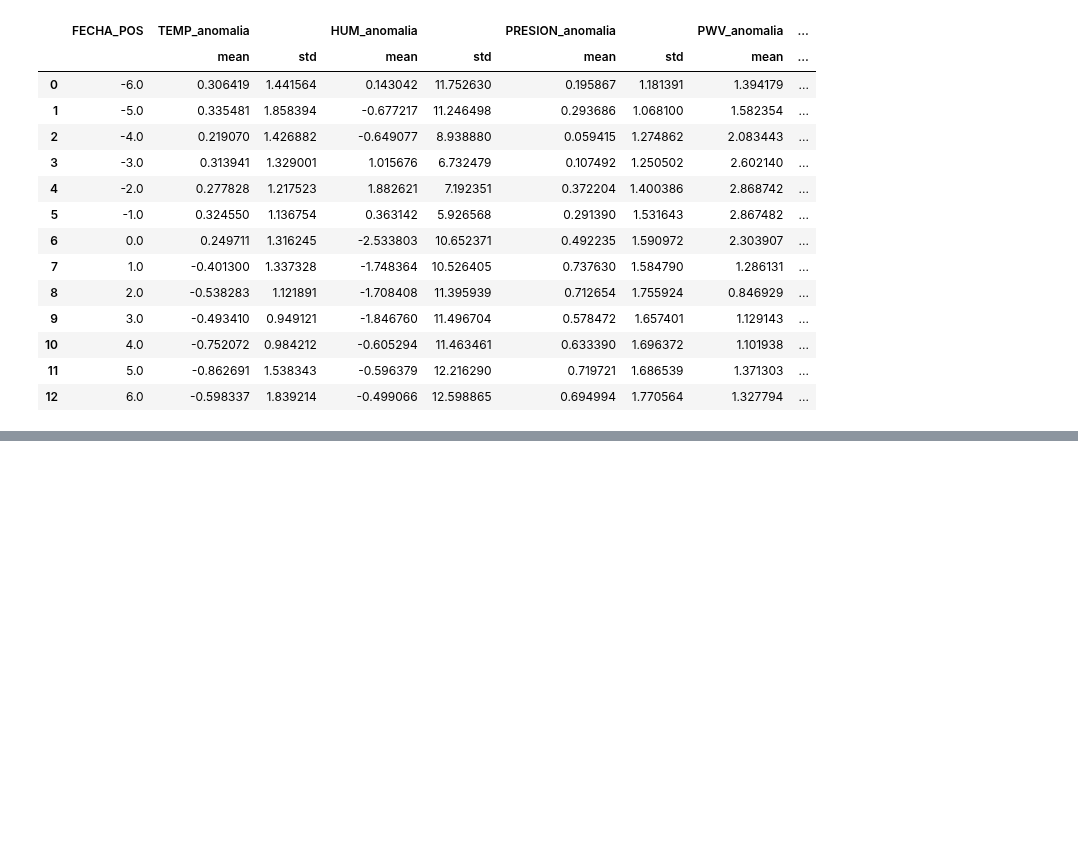
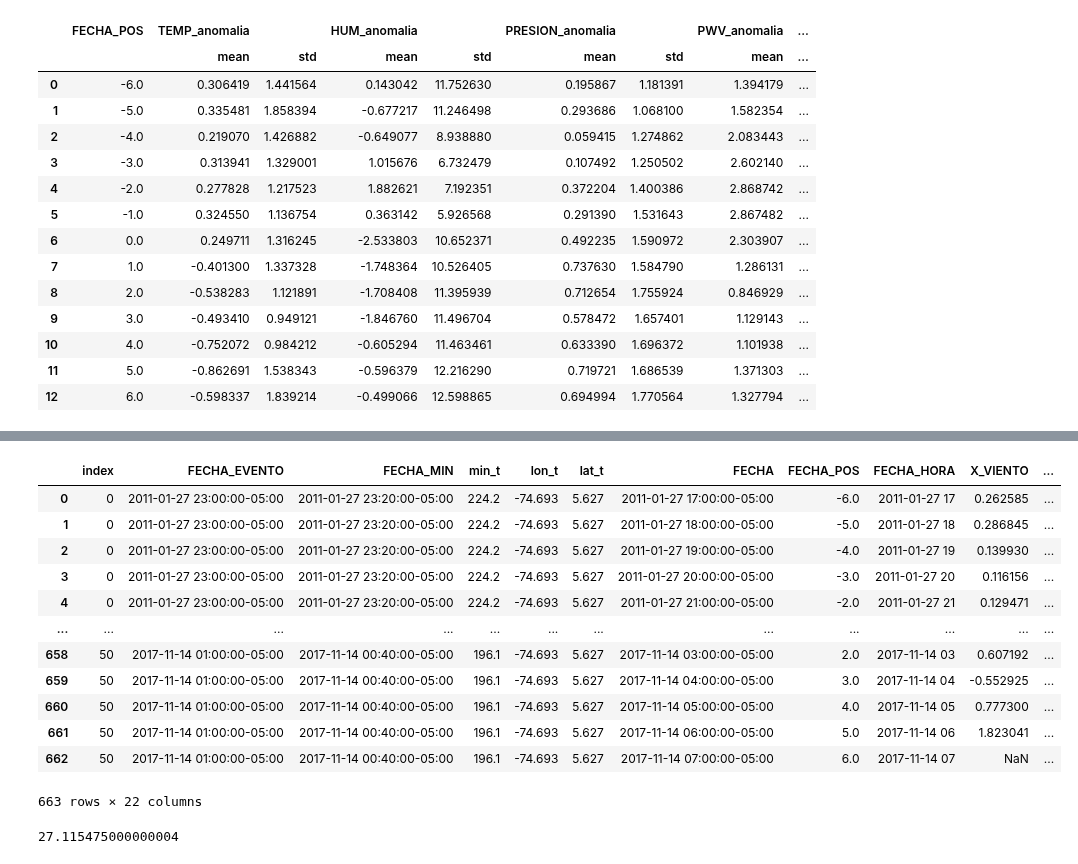
Before and after one commit to chris051091/Seminario-3, a Jupyter notebook: anomalias/src/Anomalias_palanquero.ipynb, the cells around one changed output, grey strips where cells are left out. Saved outputs shown, nothing was run; the diff lists cells and outputs as text; code cells hidden in the pictures; blank space fills up the shorter version.

```diff
--- a/anomalias/src/Anomalias_palanquero.ipynb
+++ b/anomalias/src/Anomalias_palanquero.ipynb
@@ -271,0 +348,8 @@ for key in dict_names:
+# %%
+func_dir = lambda df, x, y: np.rad2deg(np.arctan2(df[y], df[x])) if np.arctan2(df[y], df[x]) > 0 else 360 + np.rad2deg(np.arctan2(df[y], df[x]))
+func_vel = lambda df, x, y: (df[x]**2 + df[y]**2)**(1/2)
+
+df10mean['DIRVIENTO_mean'] = df10mean.apply(func_dir, x = 'X_VIENTO_mean', y='Y_VIENTO_mean', axis=1)
+df10mean['VELVIENTO_mean'] = df10mean.apply(func_vel, x = 'X_VIENTO_mean', y='Y_VIENTO_mean', axis=1)
+df10m['DIRVIENTO'] = df10m.apply(func_dir, x = 'X_VIENTO', y='Y_VIENTO', axis=1)
+df10m['VELVIENTO'] = df10m.apply(func_vel, x = 'X_VIENTO', y='Y_VIENTO', axis=1)
@@ -271,0 +376,35 @@ for key in dict_names:
+# %%
+dfCross10m = pd.merge(dfEventAn, df10m, on='FECHA', how = 'left')
+dfCross10m['HORA'] = dfCross10m['FECHA'].apply(lambda x: x[11:13])
+dfCross10m = pd.merge(dfCross10m, df10mean, on = 'HORA', how='left')
+
+list_anomalias_10m = []
+for col in ['DIRVIENTO', 'VELVIENTO']:
+  anomalia = f'{col}_anomalia'
+  list_anomalias_10m.append(anomalia)
+  dfCross10m[anomalia] = dfCross10m[f'{col}'] - dfCross10m[f'{col}_mean']
+
+func_norm_360 = lambda df, x : df[x] + 360 if df[x] < 0 else df[x]
+dfCross10m['DIRVIENTO_anomalia'] = dfCross10m.apply(func_norm_360, x = 'DIRVIENTO_anomalia', axis=1)
+dfCross10m
+# dfAnomalia_10m = dfCross10m[list_anomalias_10m + ['FECHA_POS']].groupby('FECHA_POS').agg(['mean', 'std']).reset_index()
+
+# dfAnomalia_10m
+# %% [output]
+|  | index | FECHA_EVENTO | FECHA_MIN | min_t | lon_t | lat_t | FECHA | FECHA_POS | FECHA_HORA | X_VIENTO | ... |
+| 0 | 0 | 2011-01-27 23:00:00-05:00 | 2011-01-27 23:20:00-05:00 | 224.2 | -74.693 | 5.627 | 2011-01-27 17:00:00-05:00 | -6.0 | 2011-01-27 17 | 0.262585 | ... |
+| 1 | 0 | 2011-01-27 23:00:00-05:00 | 2011-01-27 23:20:00-05:00 | 224.2 | -74.693 | 5.627 | 2011-01-27 18:00:00-05:00 | -5.0 | 2011-01-27 18 | 0.286845 | ... |
+| 2 | 0 | 2011-01-27 23:00:00-05:00 | 2011-01-27 23:20:00-05:00 | 224.2 | -74.693 | 5.627 | 2011-01-27 19:00:00-05:00 | -4.0 | 2011-01-27 19 | 0.139930 | ... |
+| 3 | 0 | 2011-01-27 23:00:00-05:00 | 2011-01-27 23:20:00-05:00 | 224.2 | -74.693 | 5.627 | 2011-01-27 20:00:00-05:00 | -3.0 | 2011-01-27 20 | 0.116156 | ... |
+| 4 | 0 | 2011-01-27 23:00:00-05:00 | 2011-01-27 23:20:00-05:00 | 224.2 | -74.693 | 5.627 | 2011-01-27 21:00:00-05:00 | -2.0 | 2011-01-27 21 | 0.129471 | ... |
+| ... | ... | ... | ... | ... | ... | ... | ... | ... | ... | ... | ... |
+| 658 | 50 | 2017-11-14 01:00:00-05:00 | 2017-11-14 00:40:00-05:00 | 196.1 | -74.693 | 5.627 | 2017-11-14 03:00:00-05:00 | 2.0 | 2017-11-14 03 | 0.607192 | ... |
+| 659 | 50 | 2017-11-14 01:00:00-05:00 | 2017-11-14 00:40:00-05:00 | 196.1 | -74.693 | 5.627 | 2017-11-14 04:00:00-05:00 | 3.0 | 2017-11-14 04 | -0.552925 | ... |
+| 660 | 50 | 2017-11-14 01:00:00-05:00 | 2017-11-14 00:40:00-05:00 | 196.1 | -74.693 | 5.627 | 2017-11-14 05:00:00-05:00 | 4.0 | 2017-11-14 05 | 0.777300 | ... |
+| 661 | 50 | 2017-11-14 01:00:00-05:00 | 2017-11-14 00:40:00-05:00 | 196.1 | -74.693 | 5.627 | 2017-11-14 06:00:00-05:00 | 5.0 | 2017-11-14 06 | 1.823041 | ... |
+| 662 | 50 | 2017-11-14 01:00:00-05:00 | 2017-11-14 00:40:00-05:00 | 196.1 | -74.693 | 5.627 | 2017-11-14 07:00:00-05:00 | 6.0 | 2017-11-14 07 | NaN | ... |
+663 rows × 22 columns
+# %%
+26.215765 - 359.100290 	+ 360
+# %% [output]
+27.115475000000004
```
Also changed, not shown: parts of 19 cells of this notebook.
